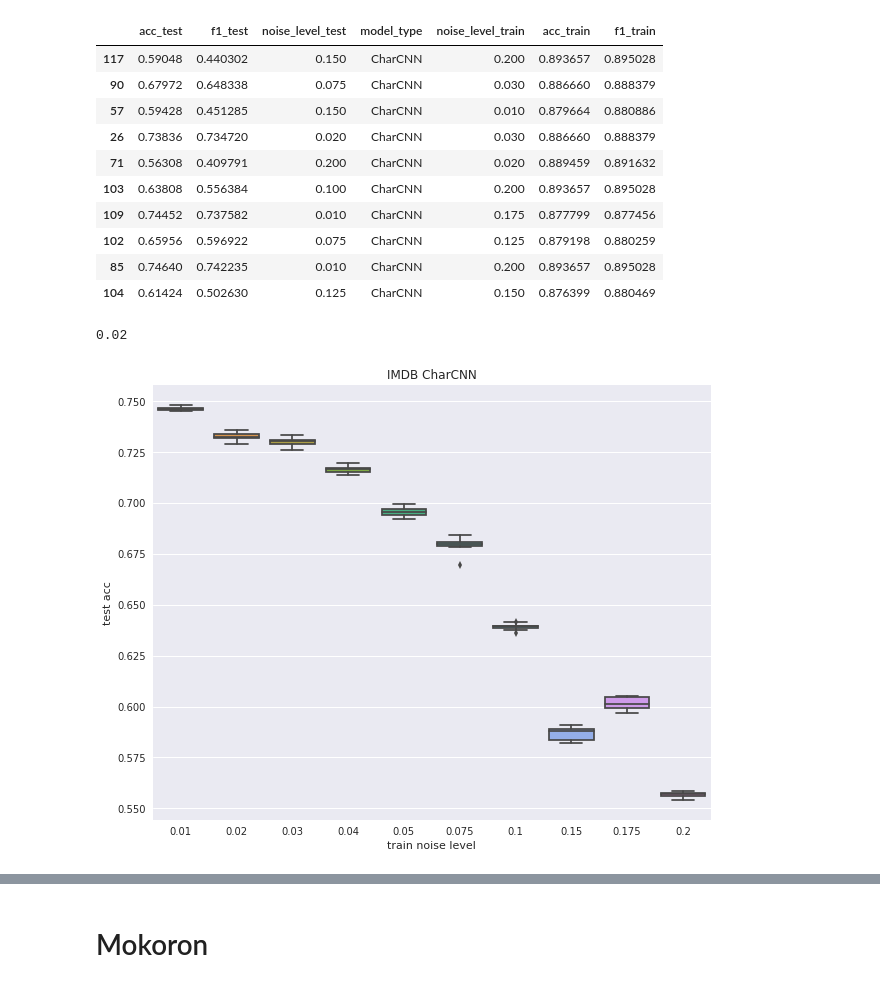
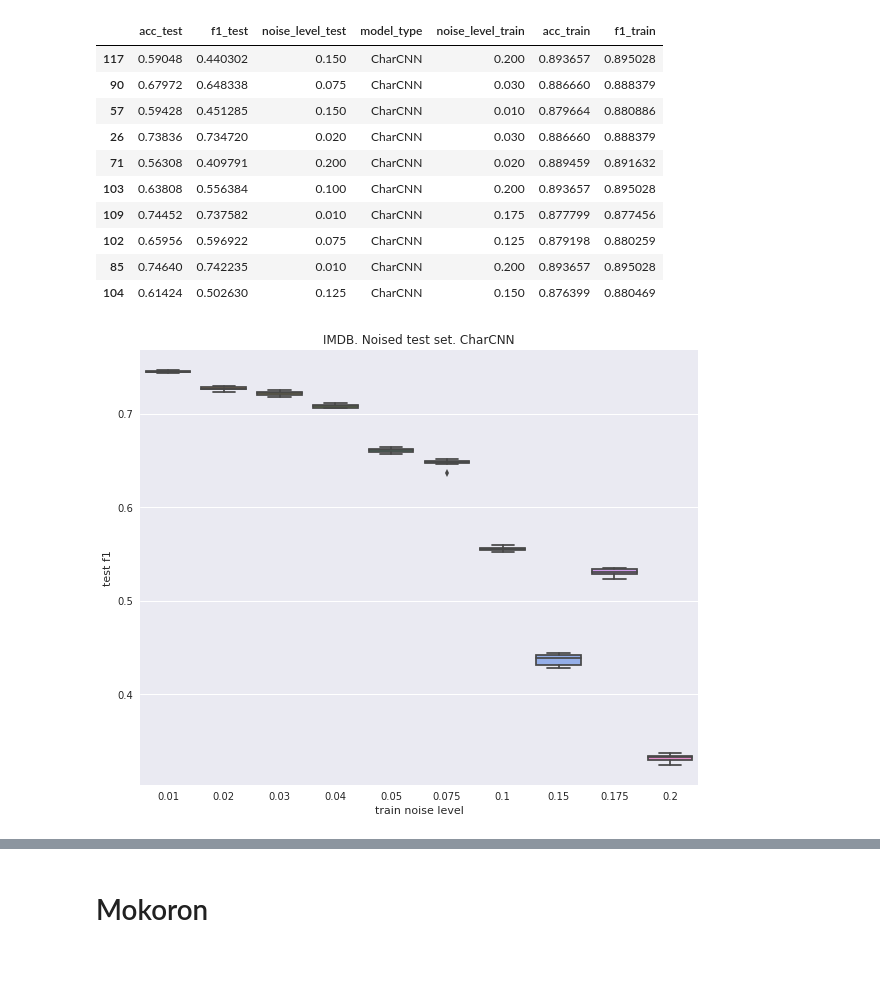
Before and after one commit to Guitaricet/text_classification, a Jupyter notebook: notebooks/Analysis_paper2.ipynb, the cells around one changed output, grey strips where cells are left out. Drawn from its saved outputs; the diff is of its cells as text; code cells hidden in the pictures.

```diff
--- a/notebooks/Analysis_paper2.ipynb
+++ b/notebooks/Analysis_paper2.ipynb
@@ -38,38 +38,33 @@ results.sample(10)
 | 102 | 0.65956 | 0.596922 | 0.075 | CharCNN | 0.125 | 0.879198 | 0.880259 |
 | 85 | 0.74640 | 0.742235 | 0.010 | CharCNN | 0.200 | 0.893657 | 0.895028 |
 | 104 | 0.61424 | 0.502630 | 0.125 | CharCNN | 0.150 | 0.876399 | 0.880469 |
-# %%
-round(0.02000007, 2)
-# %% [output]
-0.02
 # %%
 results = pd.read_csv('../results/CharCNN_IMDB.csv', index_col=0)
 results_same = results[results['noise_level_test'] > 0]
 results_orig = results[results['noise_level_test'] == -1]
 
 plot_x = []
 plot_y = []
 
 j = 0
 for i, noise_level in enumerate(NOISE_LEVELS):
     plot_data = results_same[(results_same.noise_level_train == noise_level) &\
                              (results_same.noise_level_test == noise_level)]
     if not plot_data.empty:
         plot_x.append(round(noise_level, 3))
         plot_y.append([])
         for _, res in plot_data.iterrows():
-            plot_y[j].append(res['acc_test'])
+            plot_y[j].append(res['f1_test'])
         j += 1
+
+plt.figure(figsize=(10, 8))
+plt.title('IMDB. Noised test set. CharCNN')
+plt.xlabel('train noise level')
+plt.ylabel('test f1')
+
+seaborn.boxplot(plot_x, plot_y)
+plt.savefig('IMDB.png')
+plt.show()
+# %% [output]
+[figure, added]
-# %%
-# Проверил tensorboard, все модели сошлись. Нелинейное поведение не из-за недообучения.
-plt.figure(figsize=(10, 8))
-plt.title('IMDB CharCNN')
-plt.xlabel('train noise level')
-plt.ylabel('test acc')
-
-seaborn.boxplot(plot_x, plot_y)
-plt.savefig('IMDB.png')
-plt.show()
-# %% [output]
-[figure, removed]
 # %%
```
Also changed, not shown: parts of 16 cells of this notebook, 15 other files.
